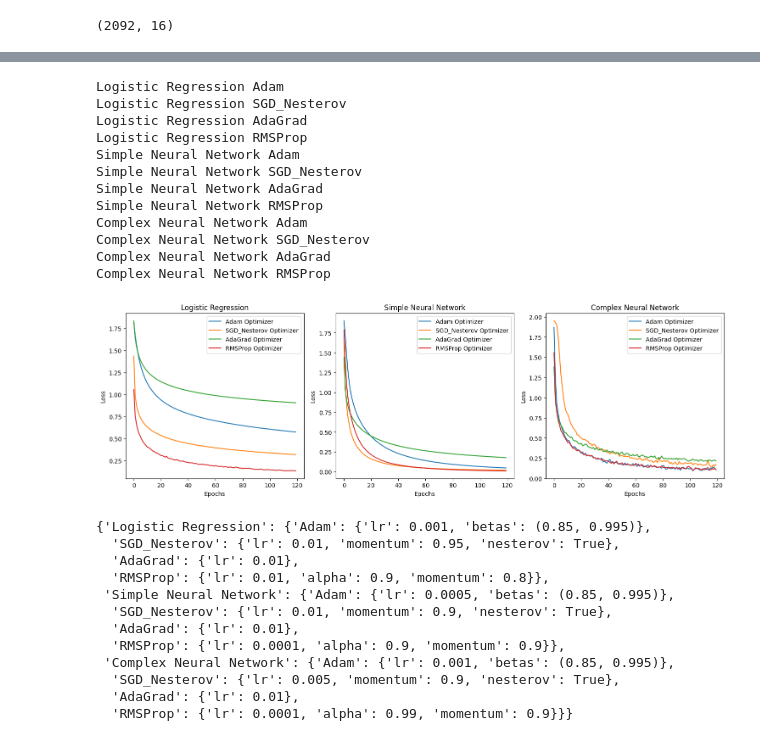
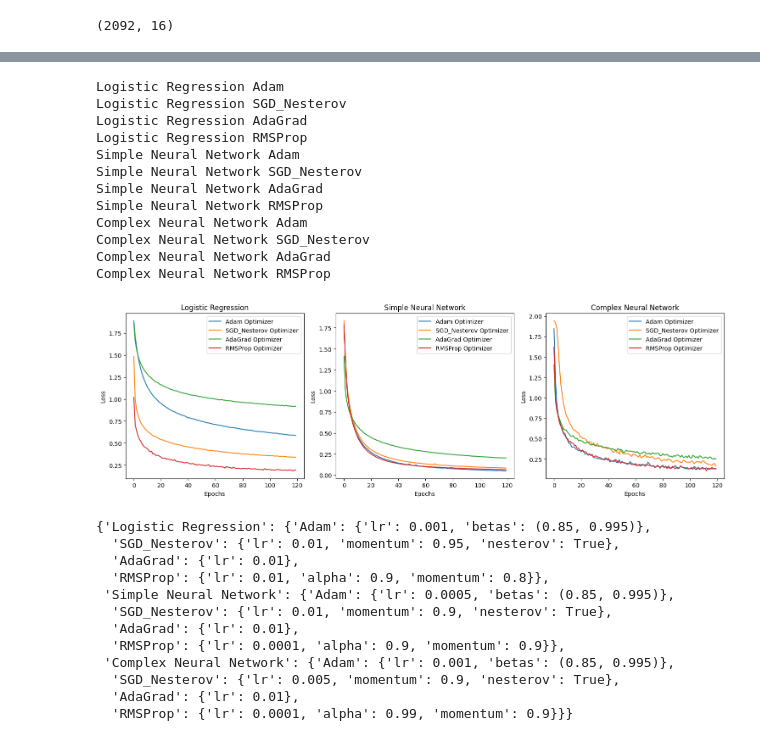
Before and after one commit to JulesBrable/AdvancedML, a Jupyter notebook: notebooks/descriptives.ipynb, the cells around one changed output, grey strips where cells are left out. Saved outputs shown, nothing was run; the diff lists cells and outputs as text; code cells hidden in the pictures.

```diff
--- a/notebooks/descriptives.ipynb
+++ b/notebooks/descriptives.ipynb
@@ -465,27 +160,22 @@ for model_name, model_factory in models.items():
     for opt_name, (opt_factory, opt_grid) in tqdm(optimizers.items()):
         print(f"\nRunning grid search for {model_name} with {opt_name}")
 
-        # Perform grid search
         best_params_opti, best_accuracy = grid_search_optimizer(
             model_factory, opt_factory, opt_grid, X_filtered, y_filtered, k_folds=5, epochs=120
         )
         print(f"Best parameters for {model_name} using {opt_name}: {best_params_opti}, Best Accuracy: {best_accuracy}%")
 
-        # Train with best parameters
         optimized_optimizer_factory = lambda model: opt_factory(model, **best_params_opti)
         print(f"\nTraining {model_name} with {opt_name} using best parameters")
         avg_accuracy, all_train_losses, all_val_losses = perform_cross_validation(
             model_factory, optimized_optimizer_factory, X_filtered, y_filtered, k_folds=10, epochs=120
         )
 
-        # Collect losses for plotting
         optimizer_losses[opt_name] = (all_train_losses, all_val_losses)
         avg_accuracies[opt_name] = avg_accuracy
         best_params[opt_name] = best_params_opti
 
         print(f'Average Cross-Validation Accuracy: {round(avg_accuracy, 2)}%')
-    # Plot losses for all optimizers of the current model
-    plot_optimizer_losses(model_name, optimizer_losses, save=True)
     all_avg_accuracies[model_name] = avg_accuracies
     all_best_params[model_name] = best_params
 # %% [output]
@@ -650,41 +340,3 @@ all_avg_accuracies
-# %%
-def train_full_dataset(model, optimizer, X, y, epochs):
-    train_loader = DataLoader(TensorDataset(X, y), batch_size=32, shuffle=True)
-    criterion = nn.CrossEntropyLoss()
-    train_losses = []
-    for epoch in range(epochs):
-        model.train()
-        total_loss = 0
-        for data, target in train_loader:
-            optimizer.zero_grad()
-            output = model(data)
-            loss = criterion(output, torch.max(target, 1)[1])
-            loss.backward()
-            optimizer.step()
-            total_loss += loss.item()
-
-        avg_loss = total_loss / len(train_loader)
-        train_losses.append(avg_loss)
-
-    return train_losses
-
-def plot_optimizer_losses_for_models(models_losses, save=False):
-    fig, axes = plt.subplots(1, len(models_losses), figsize=(15, 5))
-
-    for idx, (model_name, optimizers_losses) in enumerate(models_losses.items()):
-        ax = axes[idx]
-        for opti, losses in optimizers_losses.items():
-            ax.plot(losses, label=f'{opti} Optimizer')
-        ax.set_title(f'{model_name}')
-        ax.set_xlabel('Epochs')
-        ax.set_ylabel('Loss')
-        ax.legend()
-
-    plt.suptitle('')
-    if save:
-        plt.savefig('../assets/img/training_losses_models_optimizers.png')
-    plt.tight_layout()
-    plt.show()
 # %%
 all_best_params
 # %% [output]
@@ -703,33 +357,33 @@ all_best_params
 # %%
-X_preprocessed, y_preprocessed = preprocess_data(X), pd.get_dummies(y).values
+X_preprocessed, y_preprocessed = preprocess_data(X_filtered), pd.get_dummies(y_filtered).values
 
 models_losses = {}
 for model_name, model_factory in models.items():
     optimizers_losses = {}
     for opt_name, (opt_factory, _) in optimizers.items():
         print(model_name, opt_name)
         model = model_factory(X_preprocessed.shape[1], y_preprocessed.shape[1])
         optimizer = opt_factory(model, **all_best_params[model_name][opt_name])
         X_tensor, y_tensor = torch.tensor(X_preprocessed, dtype=torch.float32), torch.tensor(y_preprocessed, dtype=torch.float32)
         losses = train_full_dataset(model, optimizer, X_tensor, y_tensor, epochs=120)
         optimizers_losses[opt_name] = losses
     models_losses[model_name] = optimizers_losses
 
 plot_optimizer_losses_for_models(models_losses, save=True)
 # %% [output]
 Logistic Regression Adam
 Logistic Regression SGD_Nesterov
 Logistic Regression AdaGrad
 Logistic Regression RMSProp
 Simple Neural Network Adam
 Simple Neural Network SGD_Nesterov
 Simple Neural Network AdaGrad
 Simple Neural Network RMSProp
 Complex Neural Network Adam
 Complex Neural Network SGD_Nesterov
 Complex Neural Network AdaGrad
 Complex Neural Network RMSProp
-[figure, old version]
+[figure, new version]
 # %%
 losses_first_epochs = {model: {opti: loss[:3] for opti, loss in opti_loss.items()} for model, opti_loss in models_losses.items()}
 # %%
```
Also changed, not shown: parts of 18 cells of this notebook, 4 other files.
